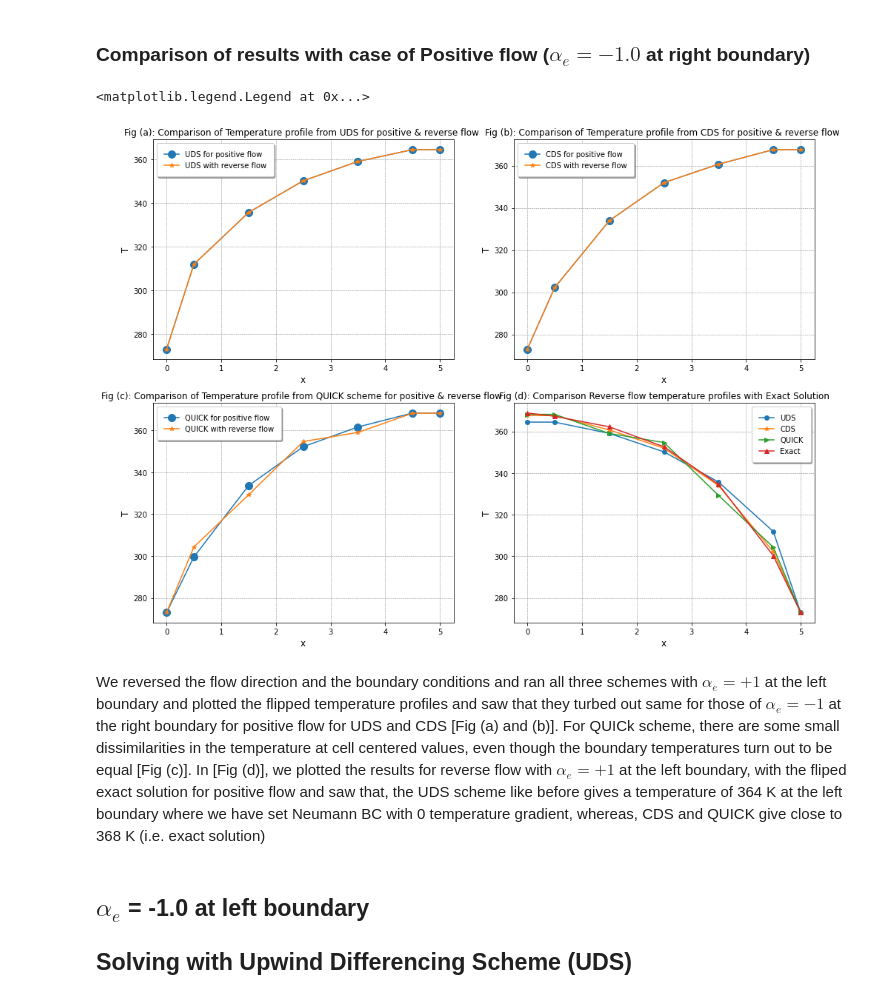
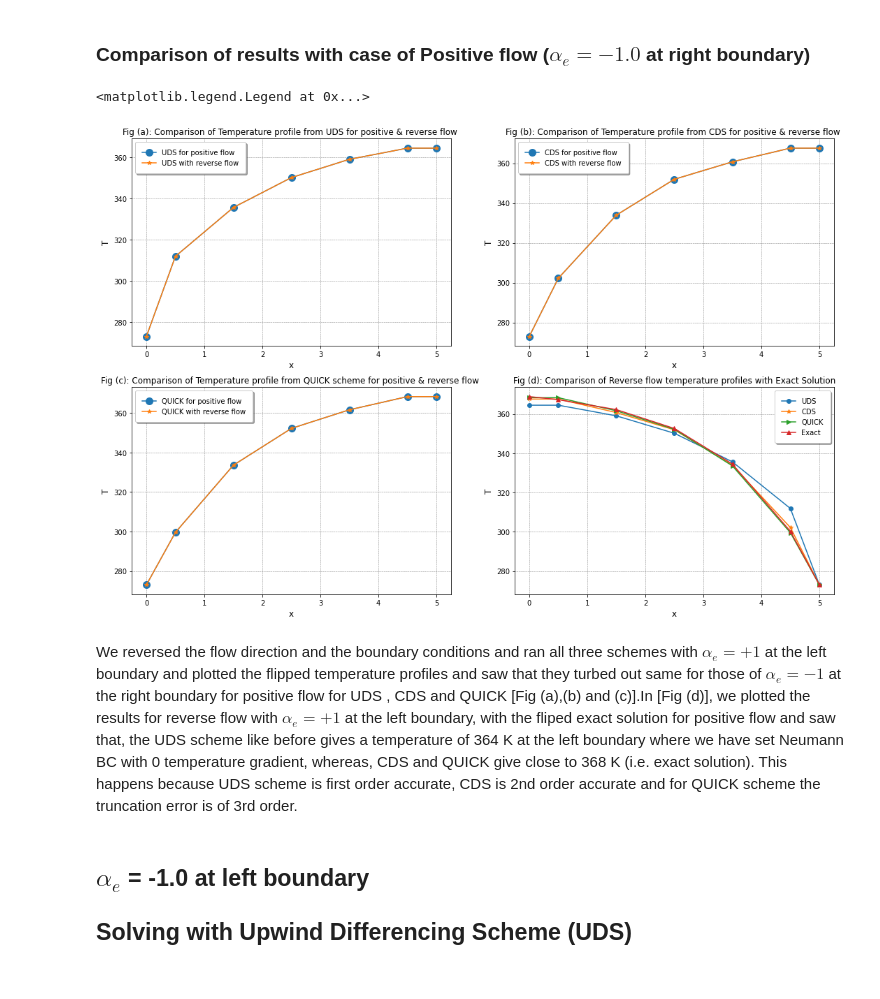
Before and after one commit to NafishaHaq/Assignment3, a Jupyter notebook: Problem2.ipynb, the cells around one changed output. Saved outputs shown, nothing was run; the diff lists cells and outputs as text; code cells hidden in the pictures.

Commit message:
Edited the code for QUICK scheme according to instructions in class and added one line in comment

```diff
--- a/Problem2.ipynb
+++ b/Problem2.ipynb
@@ -1178,7 +1128,7 @@ def QUICK(ncv_def):
     surfaceConvection = SurfaceConvectionModel(grid, T, ho, To)
 
     # Define the advection model
-    advection = QUICKAdvectionModel(grid, T, Uhe, rho, cp, west_bc, east_bc)
+    advection = QuickAdvectionModel1(grid, T, Uhe, rho, cp, west_bc, east_bc)
 
     # Loop through all timesteps
     for tStep in range(nTime):
@@ -1593,7 +1543,7 @@ def QUICK(ncv_def):
     surfaceConvection = SurfaceConvectionModel(grid, T, ho, To)
 
     # Define the advection model
-    advection = QUICKAdvectionModel2(grid, T, Uhe, rho, cp, west_bc, east_bc)
+    advection = QuickAdvectionModel2(grid, T, Uhe, rho, cp, west_bc, east_bc)
 
     # Loop through all timesteps
     for tStep in range(nTime):
@@ -1970,7 +1921,7 @@ diffusion = DiffusionModel(grid, T, k, west_bc, east_bc)
 surfaceConvection = SurfaceConvectionModel(grid, T, ho, To)
 
 # Define the advection model
-advection = QUICKAdvectionModel(grid, T, Uhe, rho, cp, west_bc, east_bc)
+advection = QuickAdvectionModel1(grid, T, Uhe, rho, cp, west_bc, east_bc)
 
 # Loop through all timesteps
 for tStep in range(nTime):
@@ -2066,7 +2017,7 @@ print(T_exact_reverse)
 import matplotlib.pyplot as plt
 import numpy as np
 
-fig = plt.figure(figsize =(16,12))
+fig = plt.figure(figsize =(18,12))
 axes1 = fig.add_subplot(2,2,1)
 axes2 = fig.add_subplot(2,2,2)
 axes3 = fig.add_subplot(2,2,3)
@@ -2083,37 +2034,37 @@ axes1.legend(fancybox=True, framealpha=1, shadow=True, borderpad=1)
 
 axes2.plot(xp_cds_5, T_cds_5, marker = "o",markersize=10, label = "CDS for positive flow")
 axes2.plot(np.flip(xp_cds_reverse1),T_cds_reverse1 , marker = "*", label = "CDS with reverse flow")
 axes2.set_xlabel('x',fontsize = 12)
 axes2.set_ylabel('T',fontsize = 12)
 axes2.set_title('Fig (b): Comparison of Temperature profile from CDS for positive & reverse flow ',fontsize = 12)
 axes2.grid(True)
 axes2.grid(color = 'grey', linestyle = '--', linewidth = 0.5)
 axes2.legend(fancybox=True, framealpha=1, shadow=True, borderpad=1)
 
 axes3.plot(xp_quick_5, T_quick_5, marker = "o",markersize=10, label = "QUICK for positive flow")
 axes3.plot(np.flip(xp_quick_reverse1),T_quick_reverse1 , marker = "*", label = "QUICK with reverse flow")
 axes3.set_xlabel('x',fontsize = 12)
 axes3.set_ylabel('T',fontsize = 12)
 axes3.set_title('Fig (c): Comparison of Temperature profile from QUICK scheme for positive & reverse flow ',fontsize = 12)
 axes3.grid(True)
 axes3.grid(color = 'grey', linestyle = '--', linewidth = 0.5)
 axes3.legend(fancybox=True, framealpha=1, shadow=True, borderpad=1)
 
 axes4.plot(xp_uds_reverse1,T_uds_reverse1, marker = "o", label = "UDS")
 axes4.plot(xp_cds_reverse1,T_cds_reverse1, marker = "*", label = "CDS")
 axes4.plot(xp_quick_reverse1,T_quick_reverse1, marker = ">",label = "QUICK")
 axes4.plot(xp_uds_5,T_exact_reverse , marker = "^", label = "Exact")
 axes4.set_xlabel('x',fontsize = 12)
 axes4.set_ylabel('T',fontsize = 12)
-axes4.set_title('Fig (d): Comparison Reverse flow temperature profiles with Exact Solution',fontsize = 12)
+axes4.set_title('Fig (d): Comparison of Reverse flow temperature profiles with Exact Solution',fontsize = 12)
 axes4.grid(True)
 axes4.grid(color = 'grey', linestyle = '--', linewidth = 0.5)
 axes4.legend(fancybox=True, framealpha=1, shadow=True, borderpad=1)
 # %% [output]
 <matplotlib.legend.Legend at 0x...>
-[figure, old version]
+[figure, new version]
 # %% [markdown]
-We reversed the flow direction and the boundary conditions and ran all three schemes with $\alpha_e = +1$ at the left boundary and plotted the flipped temperature profiles and saw that they turbed out same for those of $\alpha_e = -1$ at the right boundary for positive flow for UDS and CDS [Fig (a) and (b)]. For QUICk scheme, there are some small dissimilarities in the temperature at cell centered values, even though the boundary temperatures turn out to be equal [Fig (c)]. In [Fig (d)], we plotted the results for reverse flow with  $\alpha_e = +1$ at the left boundary, with the fliped exact solution for positive flow and saw that, the UDS scheme like before gives a temperature of 364 K at the left boundary where we have set Neumann BC with 0 temperature gradient, whereas, CDS and QUICK give close to 368 K (i.e. exact solution)
+We reversed the flow direction and the boundary conditions and ran all three schemes with $\alpha_e = +1$ at the left boundary and plotted the flipped temperature profiles and saw that they turbed out same for those of $\alpha_e = -1$ at the right boundary for positive flow for UDS , CDS and QUICK [Fig (a),(b) and (c)].In [Fig (d)], we plotted the results for reverse flow with  $\alpha_e = +1$ at the left boundary, with the fliped exact solution for positive flow and saw that, the UDS scheme like before gives a temperature of 364 K at the left boundary where we have set Neumann BC with 0 temperature gradient, whereas, CDS and QUICK give close to 368 K (i.e. exact solution). This happens because UDS scheme is first order accurate, CDS is 2nd order accurate and for QUICK scheme the truncation error is of 3rd order.
 # %% [markdown]
 ## $\alpha_e$ = -1.0 at left boundary
 ## Solving with Upwind Differencing Scheme (UDS)
```
Also changed, not shown: parts of 10 cells of this notebook.
